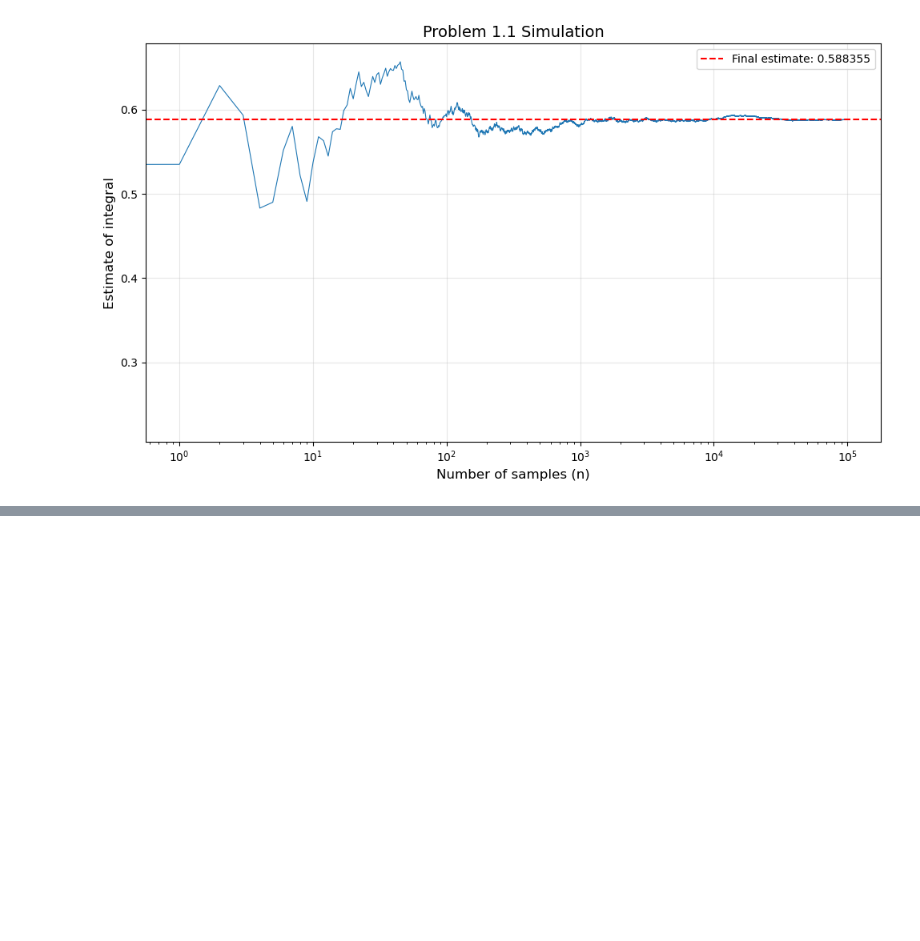
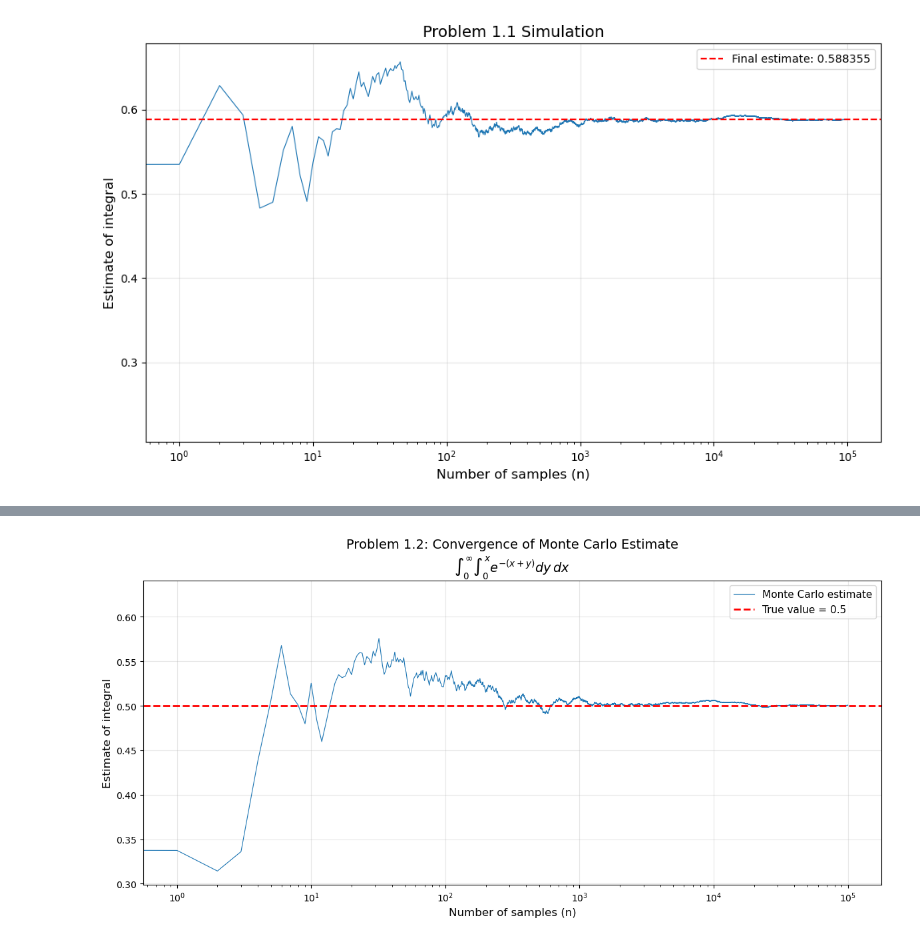
Before and after one commit to attiaj/Monte-Carlo-Simulations, a Jupyter notebook: Homework 1/Question_1.ipynb, the cells around one changed output, grey strips where cells are left out. Saved outputs shown, nothing was run; the diff lists cells and outputs as text; code cells hidden in the pictures; blank space fills up the shorter version.

```diff
--- a/Homework 1/Question_1.ipynb
+++ b/Homework 1/Question_1.ipynb
@@ -52,3 +52,87 @@ plt.savefig('problem1_convergence.png', dpi=300)
 plt.show()
 # %% [output]
 [figure]
+# %%
+import numpy as np
+import matplotlib.pyplot as plt
+
+# ==================== PROBLEM 1.2 (Simple Approach) ====================
+print("Problem 1.2: ∫₀^∞ ∫₀^x e^(-(x+y)) dy dx")
+print("="*60)
+
+# True value
+true_value = 1/2
+
+def estimate_double_integral_simple(n_samples):
+    """
+    After solving inner integral: ∫₀^∞ e^(-x)(1 - e^(-x)) dx
+
+    Method:
+    1. Generate U ~ Uniform(0,1)
+    2. Transform to X = -ln(U), which gives X ~ Exponential(1)
+    3. Evaluate function at X
+    4. Average
+
+    This works because:
+    ∫₀^∞ f(x)e^(-x) dx = E[f(X)] where X ~ Exponential(1)
+    """
+    # Generate uniform random variables
+    U = np.random.uniform(0, 1, n_samples)
+
+    # Transform to exponential
+    X = -np.log(U)
+
+    # Evaluate the function (1 - e^(-x))
+    function_values = 1 - np.exp(-X)
+
+    # Estimate the integral
+    estimate = np.mean(function_values)
+
+    return estimate
+
+# Test with different sample sizes
+sample_sizes = [100, 1000, 10000, 100000]
+print("\nEstimates for different sample sizes:")
+for n in sample_sizes:
+    est = estimate_double_integral_simple(n)
+    error = abs(est - true_value)
+    print(f"n = {n:6d}: estimate = {est:.6f}, error = {error:.6f}")
+
+# ==================== CONVERGENCE PLOT ====================
+print("\nGenerating convergence plot...")
+
+n_max = 100000
+np.random.seed(42)
+
+# Generate uniform samples
+U = np.random.uniform(0, 1, n_max)
+
+# Transform to exponential
+X = -np.log(U)
+
+# Evaluate function
+function_values = 1 - np.exp(-X)
+
+# Compute running average
+running_avg = np.cumsum(function_values) / np.arange(1, n_max + 1)
+
+# Plot
+plt.figure(figsize=(12, 6))
+plt.plot(running_avg, linewidth=0.8, label='Monte Carlo estimate')
+plt.axhline(y=true_value, color='r', linestyle='--', linewidth=2,
+            label=f'True value = {true_value}')
+plt.xlabel('Number of samples (n)', fontsize=12)
+plt.ylabel('Estimate of integral', fontsize=12)
+plt.title('Problem 1.2: Convergence of Monte Carlo Estimate\n' +
+          r'$\int_0^\infty \int_0^x e^{-(x+y)} dy\, dx$', fontsize=14)
+plt.xscale('log')
+plt.grid(True, alpha=0.3)
+plt.legend(fontsize=11)
+plt.tight_layout()
+plt.savefig('problem1_2_convergence.png', dpi=300)
+plt.show()
+
+print(f"\nTrue value: {true_value}")
+print(f"Final estimate: {running_avg[-1]:.6f}")
+print(f"Final error: {abs(running_avg[-1] - true_value):.6f}")
+# %% [output]
@@ -54,0 +149 @@ plt.show()
+[figure, added]
```
Also changed, not shown: parts of 1 cell of this notebook, 3 other files.
